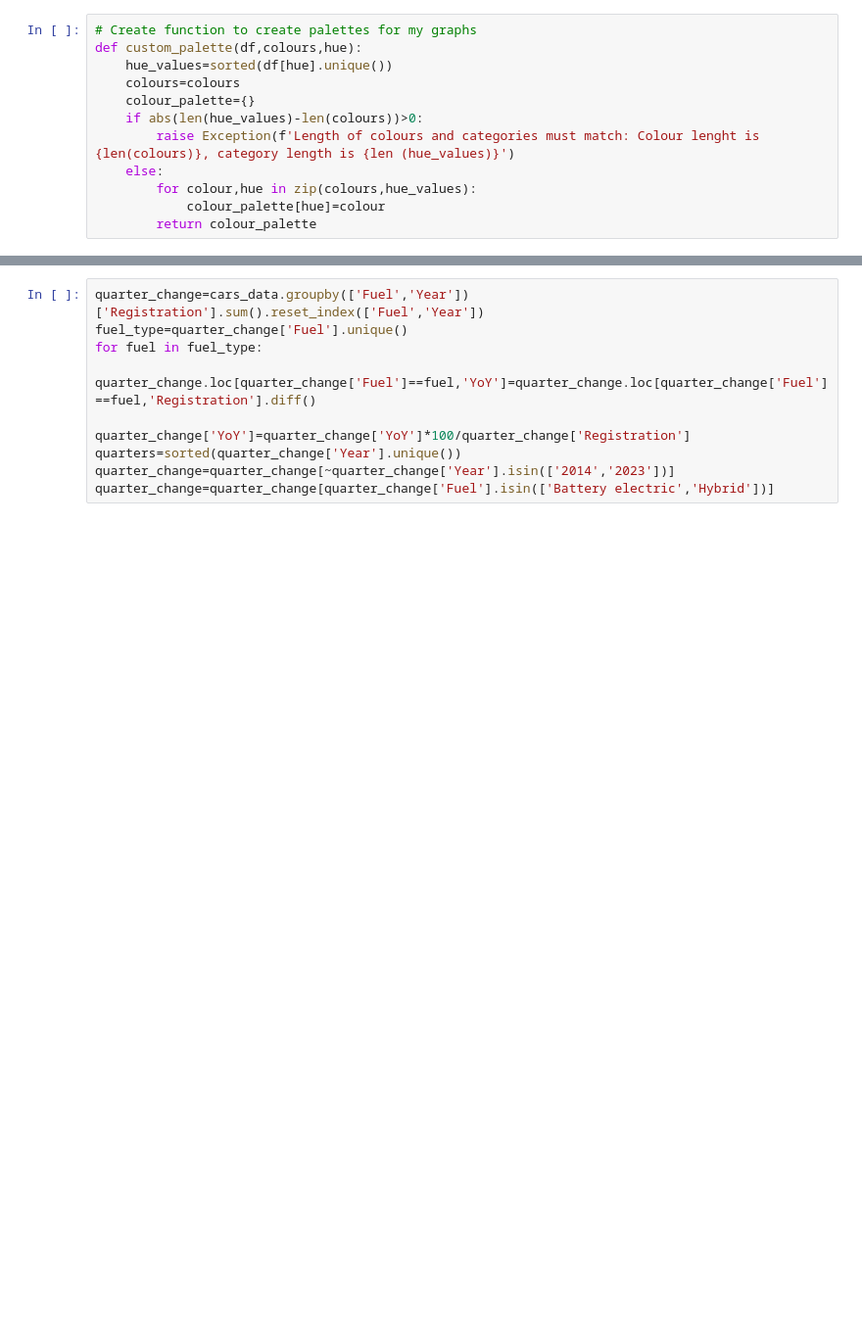
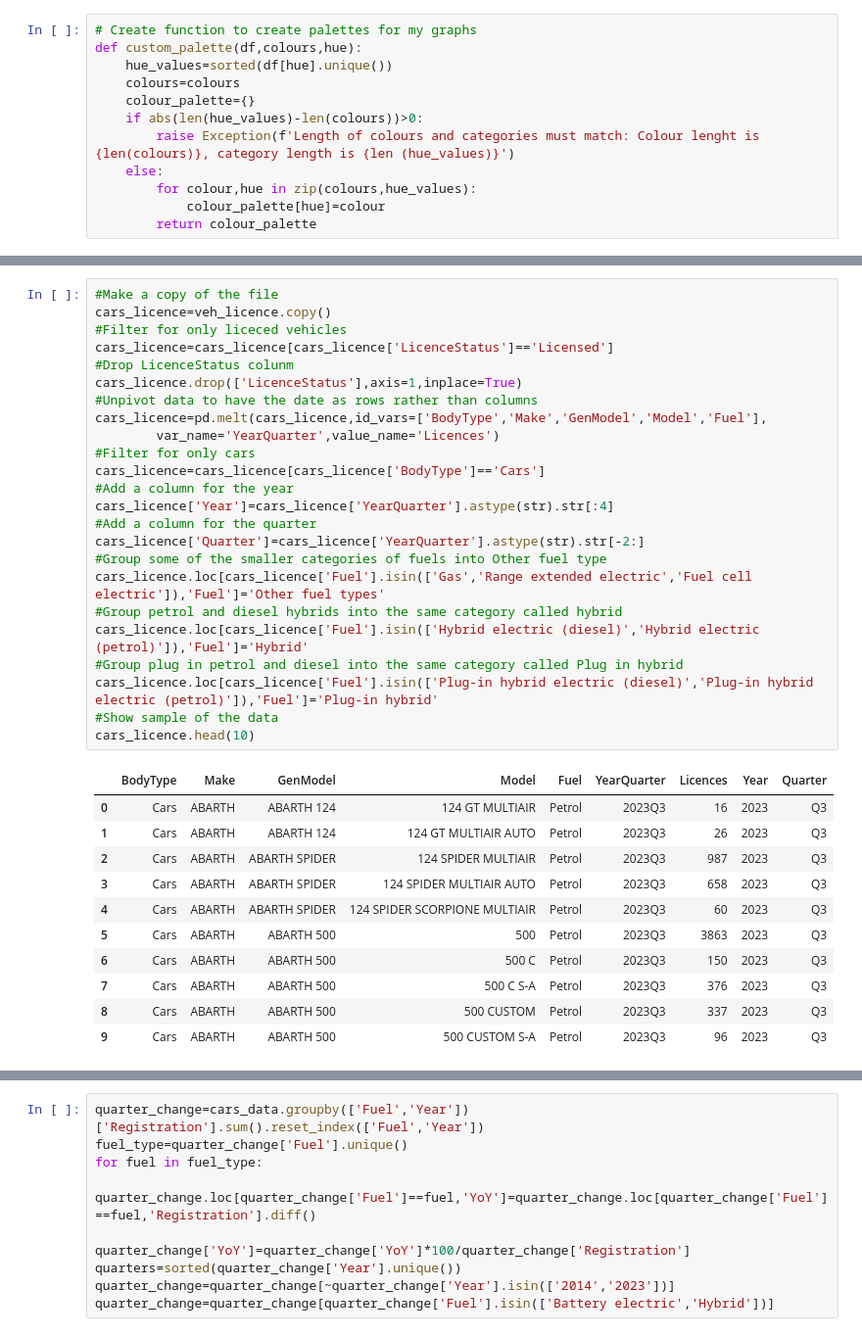
Before and after one commit to ssalazarheredia/vehicle_analysis, a Jupyter notebook: vehicle_analysis.ipynb, the cells around one changed output, grey strips where cells are left out. Shown at 98% size. Cells and saved outputs as stored; diff of their text form; blank space fills up the shorter version.

```diff
--- a/vehicle_analysis.ipynb
+++ b/vehicle_analysis.ipynb
@@ -188,0 +196,36 @@ sns.move_legend(ax, "upper left",title='Fuel Type',fontsize=10, bbox_to_anchor=(
+# %%
+#Make a copy of the file
+cars_licence=veh_licence.copy()
+#Filter for only liceced vehicles
+cars_licence=cars_licence[cars_licence['LicenceStatus']=='Licensed']
+#Drop LicenceStatus colunm
+cars_licence.drop(['LicenceStatus'],axis=1,inplace=True)
+#Unpivot data to have the date as rows rather than columns
+cars_licence=pd.melt(cars_licence,id_vars=['BodyType','Make','GenModel','Model','Fuel'],
+        var_name='YearQuarter',value_name='Licences')
+#Filter for only cars
+cars_licence=cars_licence[cars_licence['BodyType']=='Cars']
+#Add a column for the year
+cars_licence['Year']=cars_licence['YearQuarter'].astype(str).str[:4]
+#Add a column for the quarter
+cars_licence['Quarter']=cars_licence['YearQuarter'].astype(str).str[-2:]
+#Group some of the smaller categories of fuels into Other fuel type
+cars_licence.loc[cars_licence['Fuel'].isin(['Gas','Range extended electric','Fuel cell electric']),'Fuel']='Other fuel types'
+#Group petrol and diesel hybrids into the same category called hybrid
+cars_licence.loc[cars_licence['Fuel'].isin(['Hybrid electric (diesel)','Hybrid electric (petrol)']),'Fuel']='Hybrid'
+#Group plug in petrol and diesel into the same category called Plug in hybrid
+cars_licence.loc[cars_licence['Fuel'].isin(['Plug-in hybrid electric (diesel)','Plug-in hybrid electric (petrol)']),'Fuel']='Plug-in hybrid'
+#Show sample of the data
+cars_licence.head(10)
+# %% [output]
+|  | BodyType | Make | GenModel | Model | Fuel | YearQuarter | Licences | Year | Quarter |
+| 0 | Cars | ABARTH | ABARTH 124 | 124 GT MULTIAIR | Petrol | 2023Q3 | 16 | 2023 | Q3 |
+| 1 | Cars | ABARTH | ABARTH 124 | 124 GT MULTIAIR AUTO | Petrol | 2023Q3 | 26 | 2023 | Q3 |
+| 2 | Cars | ABARTH | ABARTH SPIDER | 124 SPIDER MULTIAIR | Petrol | 2023Q3 | 987 | 2023 | Q3 |
+| 3 | Cars | ABARTH | ABARTH SPIDER | 124 SPIDER MULTIAIR AUTO | Petrol | 2023Q3 | 658 | 2023 | Q3 |
+| 4 | Cars | ABARTH | ABARTH SPIDER | 124 SPIDER SCORPIONE MULTIAIR | Petrol | 2023Q3 | 60 | 2023 | Q3 |
+| 5 | Cars | ABARTH | ABARTH 500 | 500 | Petrol | 2023Q3 | 3863 | 2023 | Q3 |
+| 6 | Cars | ABARTH | ABARTH 500 | 500 C | Petrol | 2023Q3 | 150 | 2023 | Q3 |
+| 7 | Cars | ABARTH | ABARTH 500 | 500 C S-A | Petrol | 2023Q3 | 376 | 2023 | Q3 |
+| 8 | Cars | ABARTH | ABARTH 500 | 500 CUSTOM | Petrol | 2023Q3 | 337 | 2023 | Q3 |
+| 9 | Cars | ABARTH | ABARTH 500 | 500 CUSTOM S-A | Petrol | 2023Q3 | 96 | 2023 | Q3 |
```
Also changed, not shown: parts of 34 cells of this notebook.
